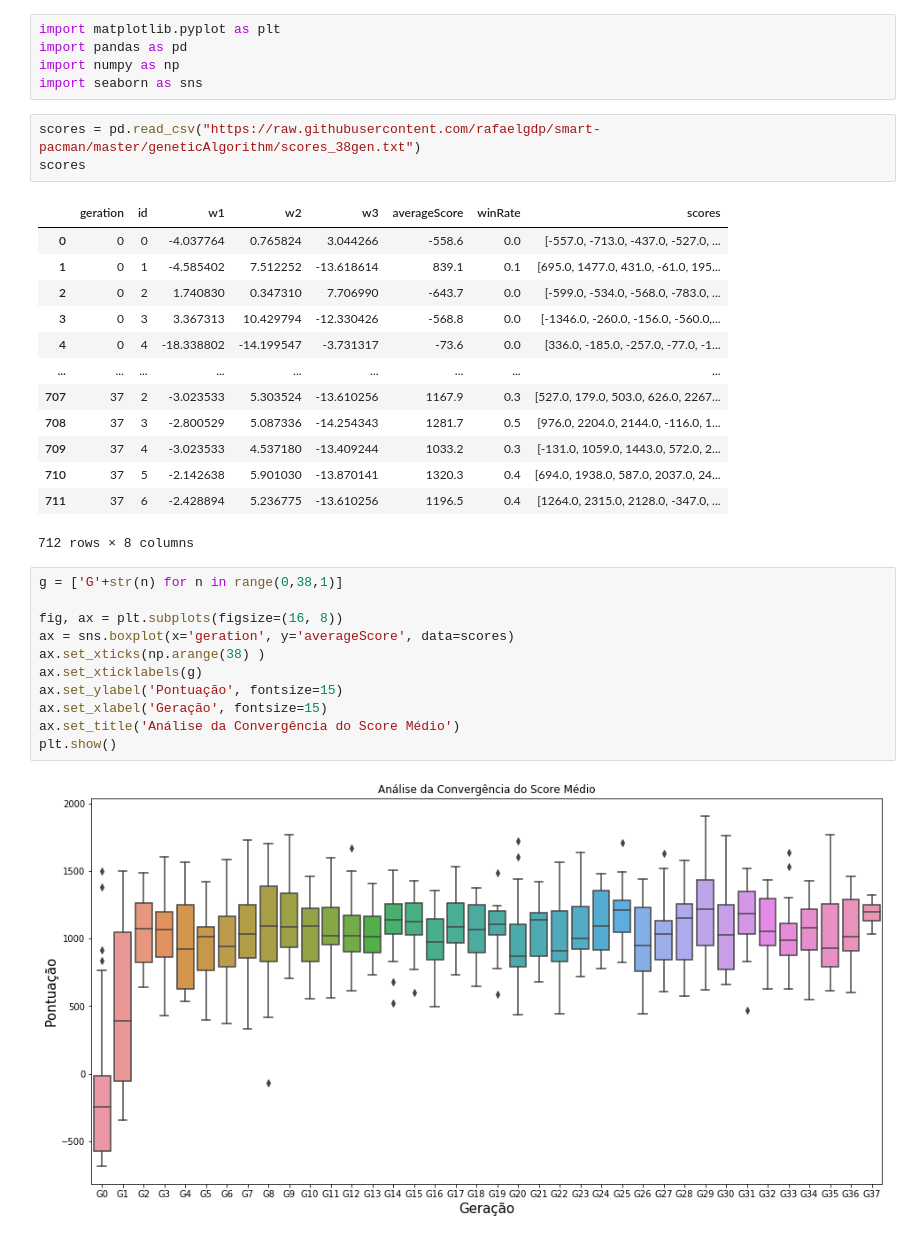
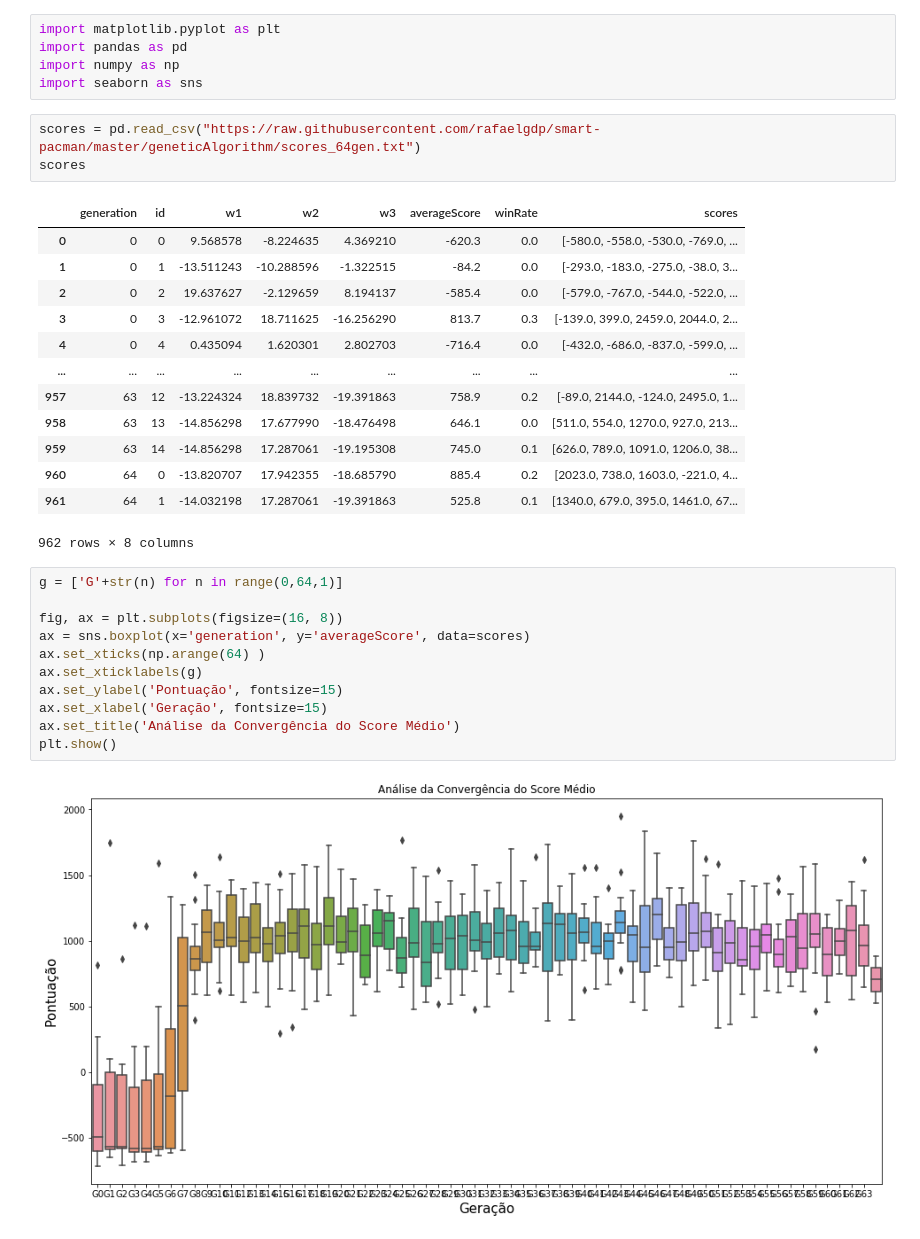
Before and after one commit to MattBDev/smart-pacman, a Jupyter notebook: geneticAlgorithm/Análises_de_Convergência.ipynb, the cells around one changed output. Saved outputs shown, nothing was run; the diff lists cells and outputs as text.

```diff
--- a/geneticAlgorithm/Análises_de_Convergência.ipynb
+++ b/geneticAlgorithm/Análises_de_Convergência.ipynb
@@ -4,33 +4,33 @@ import pandas as pd
 import numpy as np
 import seaborn as sns
 # %%
-scores = pd.read_csv("https://raw.githubusercontent.com/rafaelgdp/smart-pacman/master/geneticAlgorithm/scores_38gen.txt")
+scores = pd.read_csv("https://raw.githubusercontent.com/rafaelgdp/smart-pacman/master/geneticAlgorithm/scores_64gen.txt")
 scores
 # %% [output]
-|  | geration | id | w1 | w2 | w3 | averageScore | winRate | scores |
-| 0 | 0 | 0 | -4.037764 | 0.765824 | 3.044266 | -558.6 | 0.0 | [-557.0, -713.0, -437.0, -527.0, ... |
-| 1 | 0 | 1 | -4.585402 | 7.512252 | -13.618614 | 839.1 | 0.1 | [695.0, 1477.0, 431.0, -61.0, 195... |
-| 2 | 0 | 2 | 1.740830 | 0.347310 | 7.706990 | -643.7 | 0.0 | [-599.0, -534.0, -568.0, -783.0, ... |
-| 3 | 0 | 3 | 3.367313 | 10.429794 | -12.330426 | -568.8 | 0.0 | [-1346.0, -260.0, -156.0, -560.0,... |
-| 4 | 0 | 4 | -18.338802 | -14.199547 | -3.731317 | -73.6 | 0.0 | [336.0, -185.0, -257.0, -77.0, -1... |
+|  | generation | id | w1 | w2 | w3 | averageScore | winRate | scores |
+| 0 | 0 | 0 | 9.568578 | -8.224635 | 4.369210 | -620.3 | 0.0 | [-580.0, -558.0, -530.0, -769.0, ... |
+| 1 | 0 | 1 | -13.511243 | -10.288596 | -1.322515 | -84.2 | 0.0 | [-293.0, -183.0, -275.0, -38.0, 3... |
+| 2 | 0 | 2 | 19.637627 | -2.129659 | 8.194137 | -585.4 | 0.0 | [-579.0, -767.0, -544.0, -522.0, ... |
+| 3 | 0 | 3 | -12.961072 | 18.711625 | -16.256290 | 813.7 | 0.3 | [-139.0, 399.0, 2459.0, 2044.0, 2... |
+| 4 | 0 | 4 | 0.435094 | 1.620301 | 2.802703 | -716.4 | 0.0 | [-432.0, -686.0, -837.0, -599.0, ... |
 | ... | ... | ... | ... | ... | ... | ... | ... | ... |
-| 707 | 37 | 2 | -3.023533 | 5.303524 | -13.610256 | 1167.9 | 0.3 | [527.0, 179.0, 503.0, 626.0, 2267... |
-| 708 | 37 | 3 | -2.800529 | 5.087336 | -14.254343 | 1281.7 | 0.5 | [976.0, 2204.0, 2144.0, -116.0, 1... |
-| 709 | 37 | 4 | -3.023533 | 4.537180 | -13.409244 | 1033.2 | 0.3 | [-131.0, 1059.0, 1443.0, 572.0, 2... |
-| 710 | 37 | 5 | -2.142638 | 5.901030 | -13.870141 | 1320.3 | 0.4 | [694.0, 1938.0, 587.0, 2037.0, 24... |
-| 711 | 37 | 6 | -2.428894 | 5.236775 | -13.610256 | 1196.5 | 0.4 | [1264.0, 2315.0, 2128.0, -347.0, ... |
+| 957 | 63 | 12 | -13.224324 | 18.839732 | -19.391863 | 758.9 | 0.2 | [-89.0, 2144.0, -124.0, 2495.0, 1... |
+| 958 | 63 | 13 | -14.856298 | 17.677990 | -18.476498 | 646.1 | 0.0 | [511.0, 554.0, 1270.0, 927.0, 213... |
+| 959 | 63 | 14 | -14.856298 | 17.287061 | -19.195308 | 745.0 | 0.1 | [626.0, 789.0, 1091.0, 1206.0, 38... |
+| 960 | 64 | 0 | -13.820707 | 17.942355 | -18.685790 | 885.4 | 0.2 | [2023.0, 738.0, 1603.0, -221.0, 4... |
+| 961 | 64 | 1 | -14.032198 | 17.287061 | -19.391863 | 525.8 | 0.1 | [1340.0, 679.0, 395.0, 1461.0, 67... |
-712 rows × 8 columns
+962 rows × 8 columns
 # %%
-g = ['G'+str(n) for n in range(0,38,1)]
+g = ['G'+str(n) for n in range(0,64,1)]
 
 fig, ax = plt.subplots(figsize=(16, 8))
-ax = sns.boxplot(x='geration', y='averageScore', data=scores)
-ax.set_xticks(np.arange(38) )
+ax = sns.boxplot(x='generation', y='averageScore', data=scores)
+ax.set_xticks(np.arange(64) )
 ax.set_xticklabels(g)
 ax.set_ylabel('Pontuação', fontsize=15)
 ax.set_xlabel('Geração', fontsize=15)
 ax.set_title('Análise da Convergência do Score Médio')
 plt.show()
 # %% [output]
-[figure, old version]
+[figure, new version]
 # %%
```
Also changed, not shown: parts of 4 cells of this notebook.
